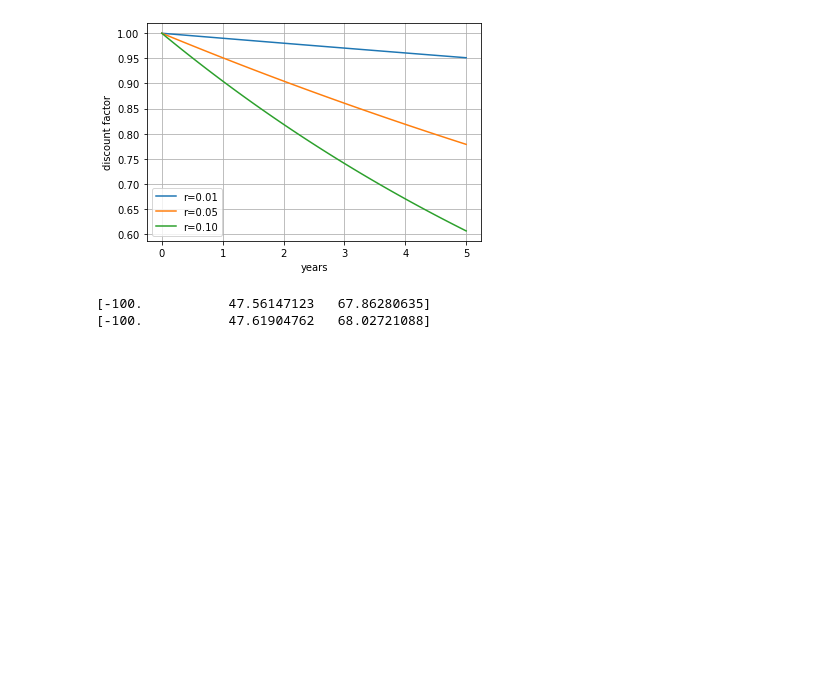
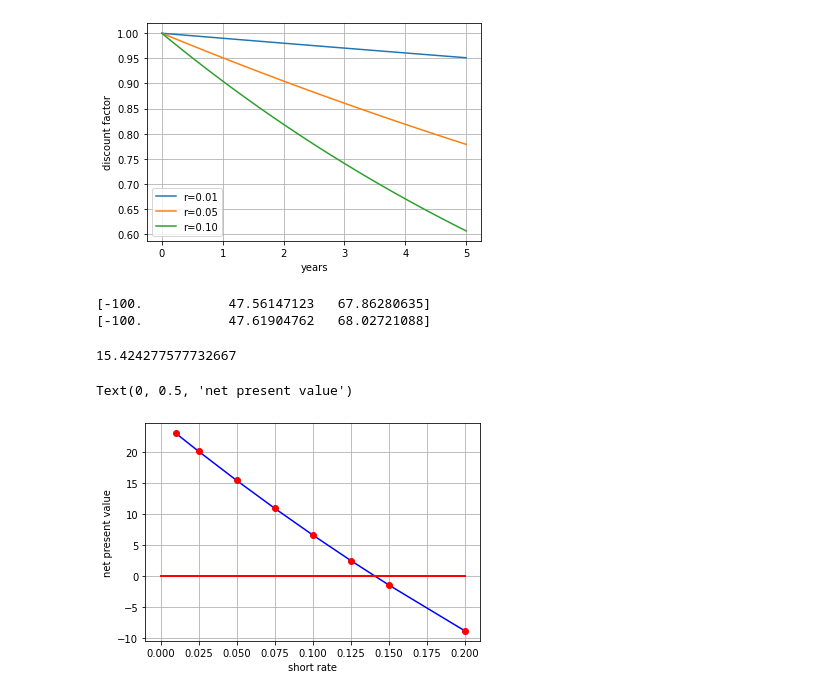
Before and after one commit to ggwhsd/PythonPractice, a Jupyter notebook: QuantPractice/金融python学习.ipynb, the cells around one changed output. Cells and saved outputs as stored; diff of their text form; code cells hidden in the pictures; blank space fills up the shorter version.

```diff
--- a/QuantPractice/金融python学习.ipynb
+++ b/QuantPractice/金融python学习.ipynb
@@ -1274,3 +1274,50 @@ print(cash_flows* sr.get_discount_factors_origin(time_list))
 # %% [output]
 [-100.           47.56147123   67.86280635]
 [-100.           47.61904762   68.02721088]
+# %%
+#将上面折现方法设计到类中，方便使用
+class cash_flow_series(object):
+    def __init__(self, name, time_list, cash_flows, short_rate):
+        self.name = name
+        self.time_list = time_list
+        self.cash_flows = cash_flows
+        self.short_rate = short_rate
+    def present_value_list(self):
+        df = self.short_rate.get_discount_factors(self.time_list)
+        return np.array(self.cash_flows)*df
+    def net_present_value(self):
+        return np.sum(self.present_value_list())
+
+#相同短期利率下不同时间，不同现金流的NPV
+sr.rate = 0.05
+cfs = cash_flow_series('cfs',time_list, cash_flows, sr)
+cfs.present_value_list()
+
+cfs.net_present_value()
+# %% [output]
+15.424277577732667
+# %%
+# 将上述相同利率，扩展为不同利率,计算净现值
+
+class cfs_sensitivity(cash_flow_series):
+    def npv_sensitivity(self, short_rates):
+        npvs = []
+        for rate in short_rates:
+            sr.rate = rate
+            npvs.append(self.net_present_value())
+        return np.array(npvs)
+
+short_rates = [0.01, 0.025, 0.05, 0.075, 0.1, 0.125, 0.15, 0.2]
+cfs_sens = cfs_sensitivity('cfs',time_list, cash_flows,sr)
+npvs = cfs_sens.npv_sensitivity(short_rates)
+
+plt.plot(short_rates, npvs, 'b')
+plt.plot(short_rates, npvs, 'ro')
+#画一条水平线的方法
+plt.plot((0, max(short_rates)), (0,0), 'r', lw=2)
+plt.grid(True)
+plt.xlabel('short rate')
+plt.ylabel('net present value')
+# %% [output]
+Text(0, 0.5, 'net present value')
+[figure, added]
```
Also changed, not shown: parts of 1 cell of this notebook, 1 other file.
